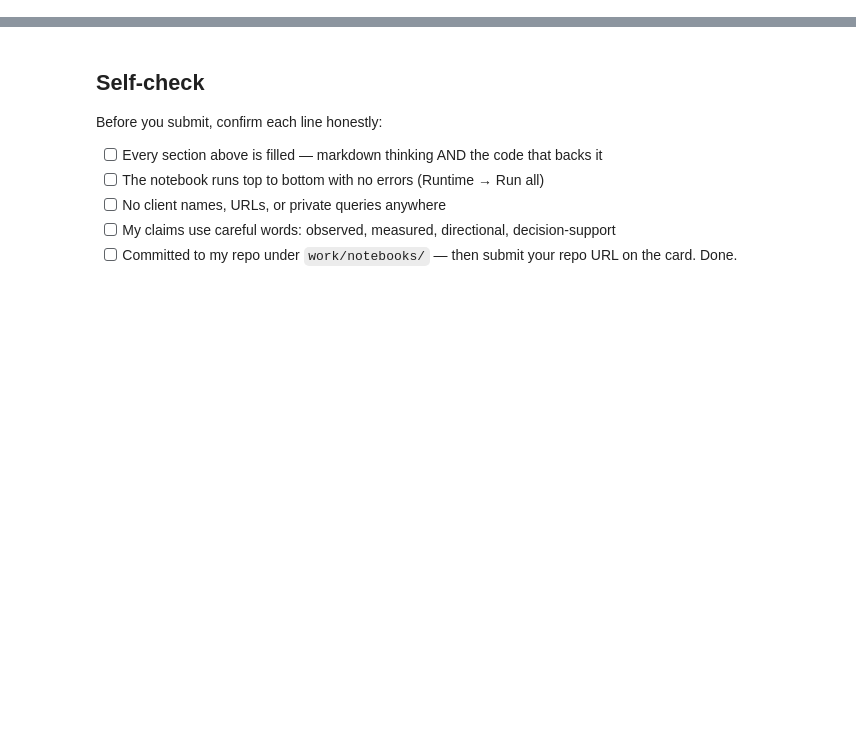
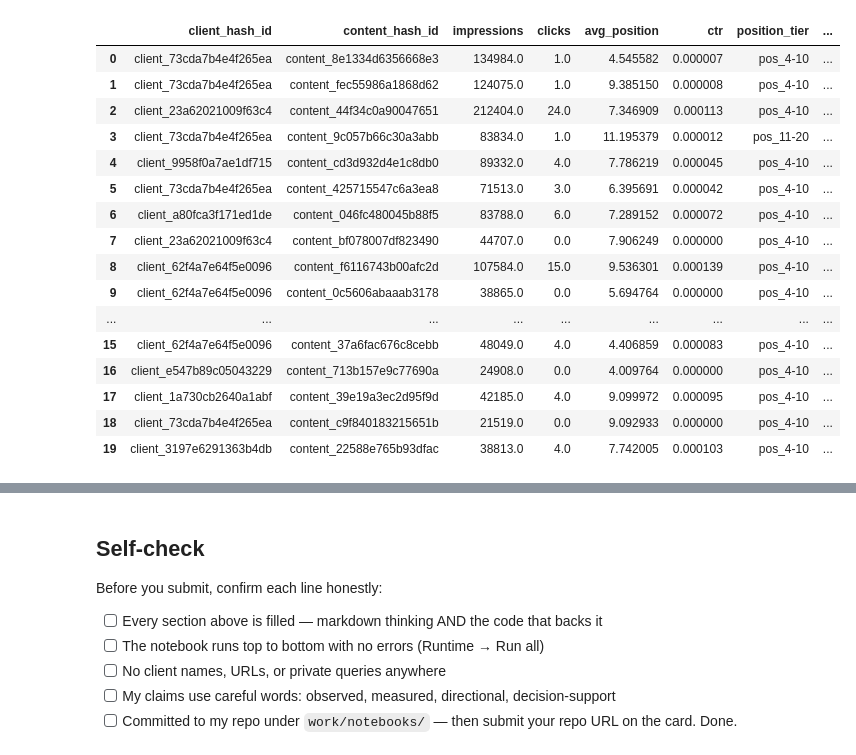
Before and after one commit to him2079/flyrank-ml-internship, a Jupyter notebook: work/notebooks/w04_baseline_score.ipynb, the cells around one changed output, grey strips where cells are left out. Cells and saved outputs as stored; diff of their text form; code cells hidden in the pictures; blank space fills up the shorter version.

```diff
--- a/work/notebooks/w04_baseline_score.ipynb
+++ b/work/notebooks/w04_baseline_score.ipynb
@@ -12,0 +11,16 @@ This skeleton is yours to fill. Work the sections **in order** — each one has
+# %%
+import os
+if not os.path.exists('/content/flyrank-ml-internship'):
+    !git clone https://github.com/him2079/flyrank-ml-internship.git
+%cd /content/flyrank-ml-internship
+
+!pip install -q duckdb
+
+import duckdb
+from google.colab import userdata
+
+hf_token = userdata.get('HF_TOKEN')
+con = duckdb.connect()
+con.install_extension("httpfs")
+con.load_extension("httpfs")
+con.execute(f"""CREATE SECRET hf_token (TYPE huggingface, TOKEN '{hf_token}');""")
@@ -20,3 +98,65 @@ This skeleton is yours to fill. Work the sections **in order** — each one has
+# %%
+baseline_df = con.execute("""
+    SELECT
+        client_hash_id, content_hash_id,
+        SUM(gsc_impressions) as impressions,
+        SUM(gsc_clicks) as clicks,
+        AVG(gsc_avg_position) as avg_position,
+        SUM(gsc_clicks)*1.0 / NULLIF(SUM(gsc_impressions),0) as ctr
+    FROM read_parquet('hf://datasets/FlyRank/internship-warehouse/fact_content_daily_performance/month=2026-03/*.parquet')
+    GROUP BY 1,2
+    HAVING SUM(gsc_impressions) >= 50
+""").df()
+
+import numpy as np
+
+baseline_df['position_tier'] = np.select(
+    [baseline_df['avg_position'] <= 3, baseline_df['avg_position'] <= 10, baseline_df['avg_position'] <= 20],
+    ['pos_1-3', 'pos_4-10', 'pos_11-20'],
+    default='pos_20+'
+)
+
+tier_median_ctr = baseline_df.groupby('position_tier')['ctr'].transform('median')
+baseline_df['ctr_gap_score'] = np.clip(1 - (baseline_df['ctr'] / tier_median_ctr), 0, 1)
+baseline_df['score'] = baseline_df['ctr_gap_score'] * np.log1p(baseline_df['impressions'])
+
+def reason_code(row):
+    if row['ctr_gap_score'] > 0.3:
+        return 'low_ctr_for_position'
+    else:
+        return 'monitor'
+
+baseline_df['reason_code'] = baseline_df.apply(reason_code, axis=1)
+baseline_df['action'] = baseline_df['reason_code'].map({
+    'low_ctr_for_position': 'rewrite_title_meta',
+    'monitor': 'monitor'
+})
+
+ranked = baseline_df.sort_values('score', ascending=False).reset_index(drop=True)
+
+import os
+os.makedirs('work/outputs', exist_ok=True)
+ranked.to_csv('work/outputs/baseline_action_score.csv', index=False)
+
+ranked.head(20)
+# %% [output]
+|  | client_hash_id | content_hash_id | impressions | clicks | avg_position | ctr | position_tier | ... |
+| 0 | client_73cda7b4e4f265ea | content_8e1334d6356668e3 | 134984.0 | 1.0 | 4.545582 | 0.000007 | pos_4-10 | ... |
+| 1 | client_73cda7b4e4f265ea | content_fec55986a1868d62 | 124075.0 | 1.0 | 9.385150 | 0.000008 | pos_4-10 | ... |
+| 2 | client_23a62021009f63c4 | content_44f34c0a90047651 | 212404.0 | 24.0 | 7.346909 | 0.000113 | pos_4-10 | ... |
+| 3 | client_73cda7b4e4f265ea | content_9c057b66c30a3abb | 83834.0 | 1.0 | 11.195379 | 0.000012 | pos_11-20 | ... |
+| 4 | client_9958f0a7ae1df715 | content_cd3d932d4e1c8db0 | 89332.0 | 4.0 | 7.786219 | 0.000045 | pos_4-10 | ... |
+| 5 | client_73cda7b4e4f265ea | content_425715547c6a3ea8 | 71513.0 | 3.0 | 6.395691 | 0.000042 | pos_4-10 | ... |
+| 6 | client_a80fca3f171ed1de | content_046fc480045b88f5 | 83788.0 | 6.0 | 7.289152 | 0.000072 | pos_4-10 | ... |
+| 7 | client_23a62021009f63c4 | content_bf078007df823490 | 44707.0 | 0.0 | 7.906249 | 0.000000 | pos_4-10 | ... |
+| 8 | client_62f4a7e64f5e0096 | content_f6116743b00afc2d | 107584.0 | 15.0 | 9.536301 | 0.000139 | pos_4-10 | ... |
+| 9 | client_62f4a7e64f5e0096 | content_0c5606abaaab3178 | 38865.0 | 0.0 | 5.694764 | 0.000000 | pos_4-10 | ... |
+| ... | ... | ... | ... | ... | ... | ... | ... | ... |
+| 15 | client_62f4a7e64f5e0096 | content_37a6fac676c8cebb | 48049.0 | 4.0 | 4.406859 | 0.000083 | pos_4-10 | ... |
+| 16 | client_e547b89c05043229 | content_713b157e9c77690a | 24908.0 | 0.0 | 4.009764 | 0.000000 | pos_4-10 | ... |
+| 17 | client_1a730cb2640a1abf | content_39e19a3ec2d95f9d | 42185.0 | 4.0 | 9.099972 | 0.000095 | pos_4-10 | ... |
+| 18 | client_73cda7b4e4f265ea | content_c9f840183215651b | 21519.0 | 0.0 | 9.092933 | 0.000000 | pos_4-10 | ... |
+| 19 | client_3197e6291363b4db | content_22588e765b93dfac | 38813.0 | 4.0 | 7.742005 | 0.000103 | pos_4-10 | ... |
 # %%
 # This cell is for CODE (numbers, a query, a check).
 # Write your text answer in the cell ABOVE this one — typing sentences here breaks Run All.
```
Also changed, not shown: parts of 13 cells of this notebook.
